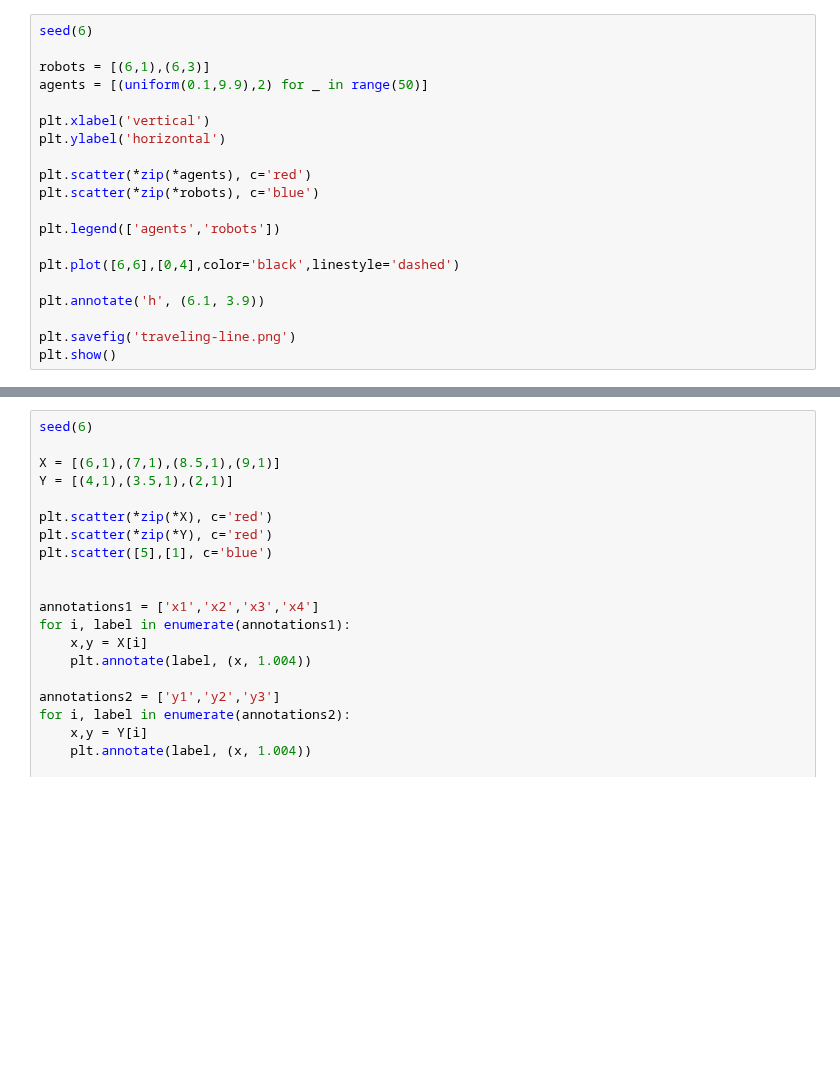
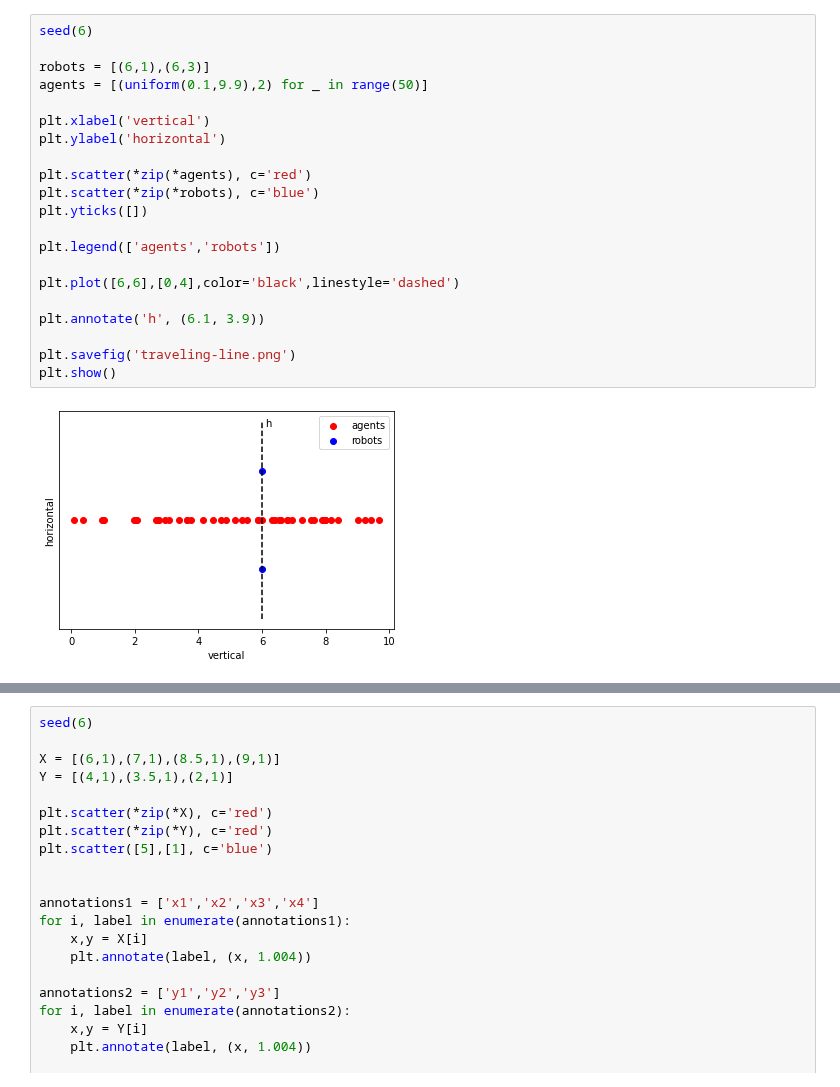
Before and after one commit to Elilgo324/dsd, a Jupyter notebook: stuff/paper-plots/paper_plots.ipynb, the cells around one changed output, grey strips where cells are left out. Cells and saved outputs as stored; diff of their text form; blank space fills up the shorter version.

```diff
--- a/stuff/paper-plots/paper_plots.ipynb
+++ b/stuff/paper-plots/paper_plots.ipynb
@@ -108,23 +127,26 @@ plt.show()
 # %%
 seed(6)
 
 robots = [(6,1),(6,3)]
 agents = [(uniform(0.1,9.9),2) for _ in range(50)]
 
 plt.xlabel('vertical')
 plt.ylabel('horizontal')
 
 plt.scatter(*zip(*agents), c='red')
 plt.scatter(*zip(*robots), c='blue')
+plt.yticks([])
 
 plt.legend(['agents','robots'])
 
 plt.plot([6,6],[0,4],color='black',linestyle='dashed')
 
 plt.annotate('h', (6.1, 3.9))
 
 plt.savefig('traveling-line.png')
 plt.show()
+# %% [output]
+[figure, added]
 # %%
 A = [(4,6), (4,7)]
 
```
Also changed, not shown: parts of 10 cells of this notebook, 5 other files.
